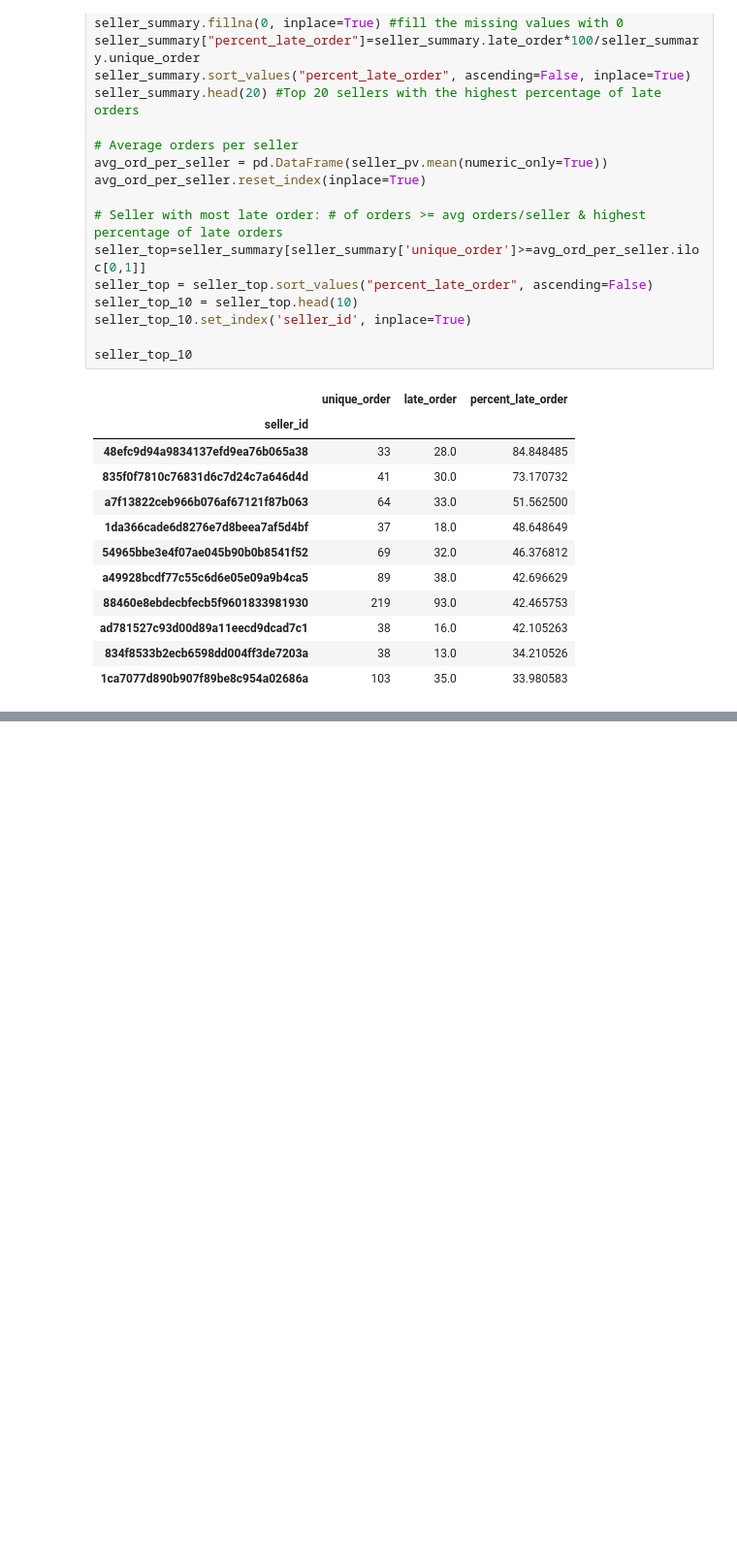
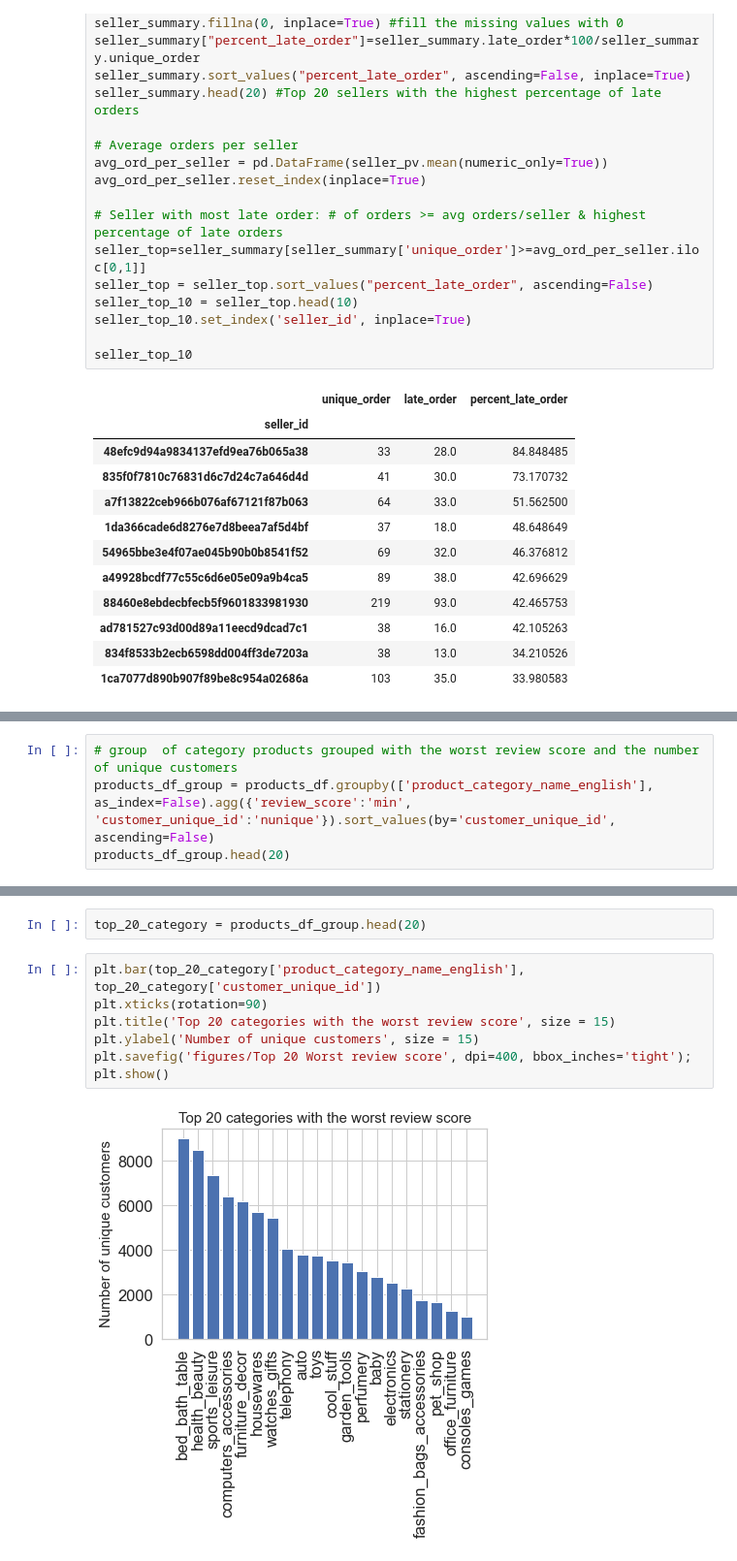
Before and after one commit to danieldhats7/brazilian-e-commerce, a Jupyter notebook: EDA.ipynb, the cells around one changed output, grey strips where cells are left out. Shown at 97% size. Cells and saved outputs as stored; diff of their text form; blank space fills up the shorter version.

```diff
--- a/EDA.ipynb
+++ b/EDA.ipynb
@@ -708,0 +757,4 @@ seller_top_10
+# %%
+# group  of category products grouped with the worst review score and the number of unique customers
+products_df_group = products_df.groupby(['product_category_name_english'], as_index=False).agg({'review_score':'min', 'customer_unique_id':'nunique'}).sort_values(by='customer_unique_id', ascending=False)
+products_df_group.head(20)
@@ -708,0 +779,11 @@ seller_top_10
+# %%
+top_20_category = products_df_group.head(20)
+# %%
+plt.bar(top_20_category['product_category_name_english'], top_20_category['customer_unique_id'])
+plt.xticks(rotation=90)
+plt.title('Top 20 categories with the worst review score', size = 15)
+plt.ylabel('Number of unique customers', size = 15)
+plt.savefig('figures/Top 20 Worst review score', dpi=400, bbox_inches='tight');
+plt.show()
+# %% [output]
+[figure, added]
```
Also changed, not shown: parts of 7 cells of this notebook, 1 other file.
